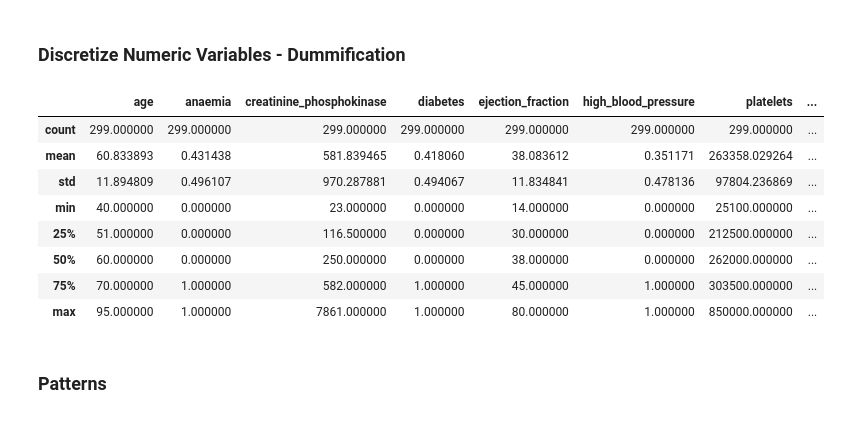
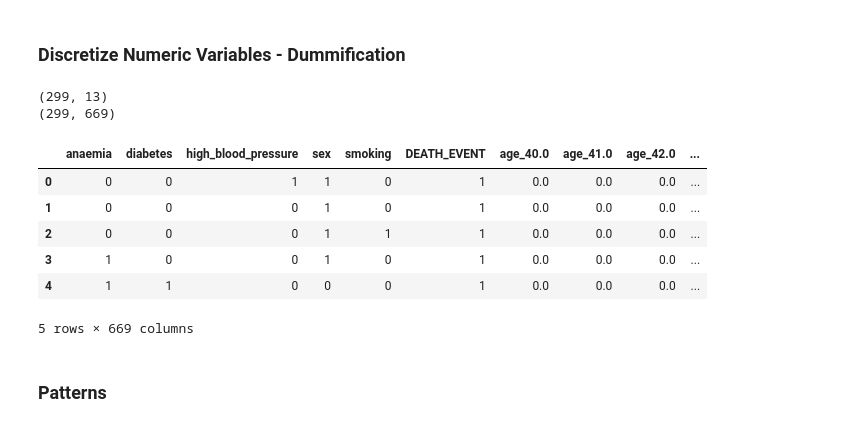
Before and after one commit to HerouFenix/cdados-project, a Jupyter notebook: PatternMining/PatternMining.ipynb, the cells around one changed output. Saved outputs shown, nothing was run; the diff lists cells and outputs as text; code cells hidden in the pictures.

```diff
--- a/PatternMining/PatternMining.ipynb
+++ b/PatternMining/PatternMining.ipynb
@@ -28,22 +28,27 @@ def dummify(df, cols_to_dummify):
 # %%
 data: pd.DataFrame = pd.read_csv('../datasets/heart_failure_clinical_records_dataset.csv')
 
+b_vars = ["anaemia", "diabetes", "high_blood_pressure", "sex", "smoking", "DEATH_EVENT"]
 numeric_vars = data.select_dtypes(include='number').columns
+for to_drop in b_vars:
+    numeric_vars = numeric_vars.drop(to_drop)
 
-cols_sb = data.select_dtypes(include='category')
+dummyData = dummify(data, numeric_vars)
 
-data = dummify(data, cols_sb.columns)
-data.describe(include='all')
+print(data.shape)
+print(dummyData.shape)
+
+dummyData.head()
 # %% [output]
+(299, 13)
+(299, 669)
-|  | age | anaemia | creatinine_phosphokinase | diabetes | ejection_fraction | high_blood_pressure | platelets | ... |
-| count | 299.000000 | 299.000000 | 299.000000 | 299.000000 | 299.000000 | 299.000000 | 299.000000 | ... |
-| mean | 60.833893 | 0.431438 | 581.839465 | 0.418060 | 38.083612 | 0.351171 | 263358.029264 | ... |
-| std | 11.894809 | 0.496107 | 970.287881 | 0.494067 | 11.834841 | 0.478136 | 97804.236869 | ... |
-| min | 40.000000 | 0.000000 | 23.000000 | 0.000000 | 14.000000 | 0.000000 | 25100.000000 | ... |
-| 25% | 51.000000 | 0.000000 | 116.500000 | 0.000000 | 30.000000 | 0.000000 | 212500.000000 | ... |
-| 50% | 60.000000 | 0.000000 | 250.000000 | 0.000000 | 38.000000 | 0.000000 | 262000.000000 | ... |
-| 75% | 70.000000 | 1.000000 | 582.000000 | 1.000000 | 45.000000 | 1.000000 | 303500.000000 | ... |
-| max | 95.000000 | 1.000000 | 7861.000000 | 1.000000 | 80.000000 | 1.000000 | 850000.000000 | ... |
+|  | anaemia | diabetes | high_blood_pressure | sex | smoking | DEATH_EVENT | age_40.0 | age_41.0 | age_42.0 | ... |
+| 0 | 0 | 0 | 1 | 1 | 0 | 1 | 0.0 | 0.0 | 0.0 | ... |
+| 1 | 0 | 0 | 0 | 1 | 0 | 1 | 0.0 | 0.0 | 0.0 | ... |
+| 2 | 0 | 0 | 0 | 1 | 1 | 1 | 0.0 | 0.0 | 0.0 | ... |
+| 3 | 1 | 0 | 0 | 1 | 0 | 1 | 0.0 | 0.0 | 0.0 | ... |
+| 4 | 1 | 1 | 0 | 0 | 0 | 1 | 0.0 | 0.0 | 0.0 | ... |
+5 rows × 669 columns
 # %% [markdown]
 ### Patterns
 # %%
```
Also changed, not shown: parts of 1 cell of this notebook.
